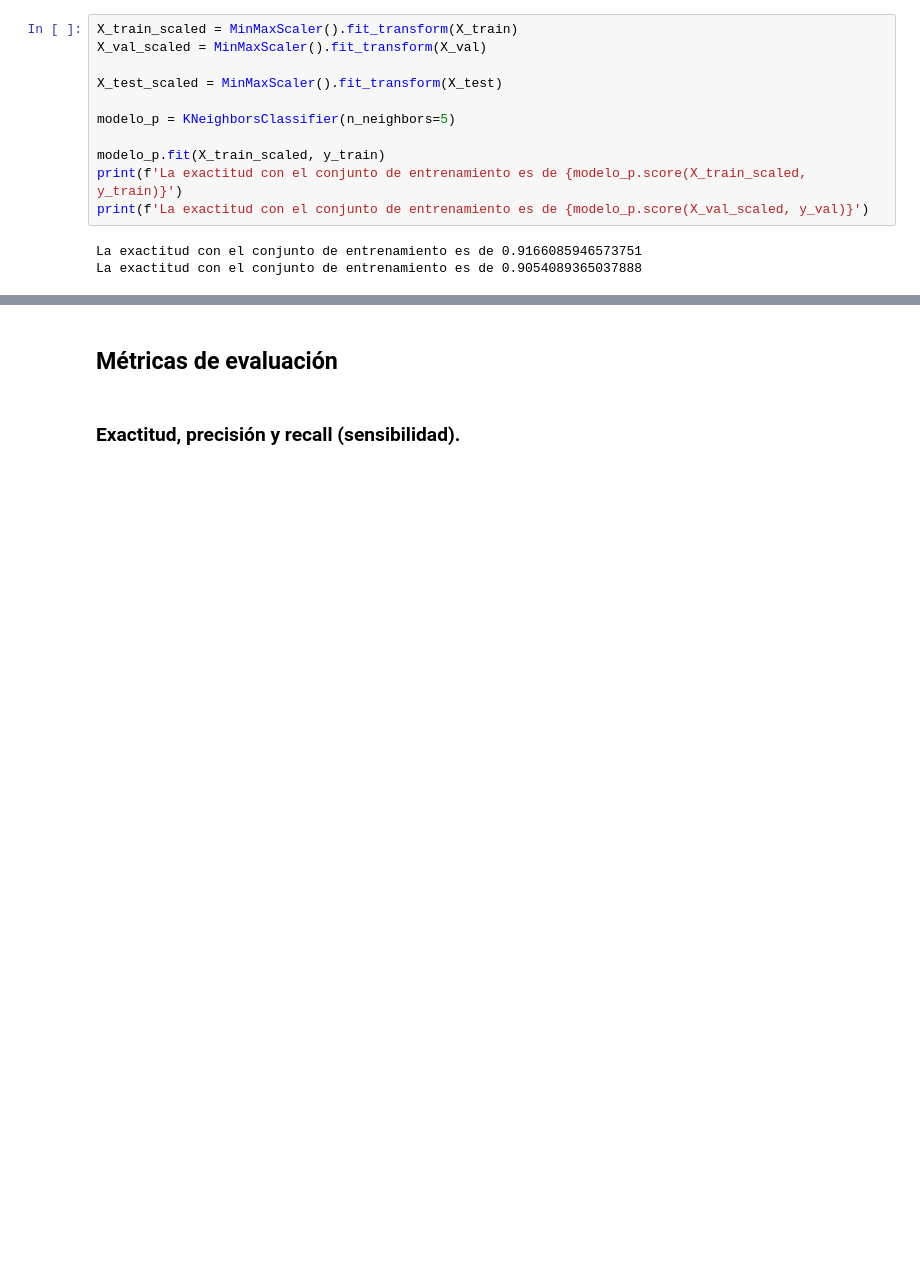
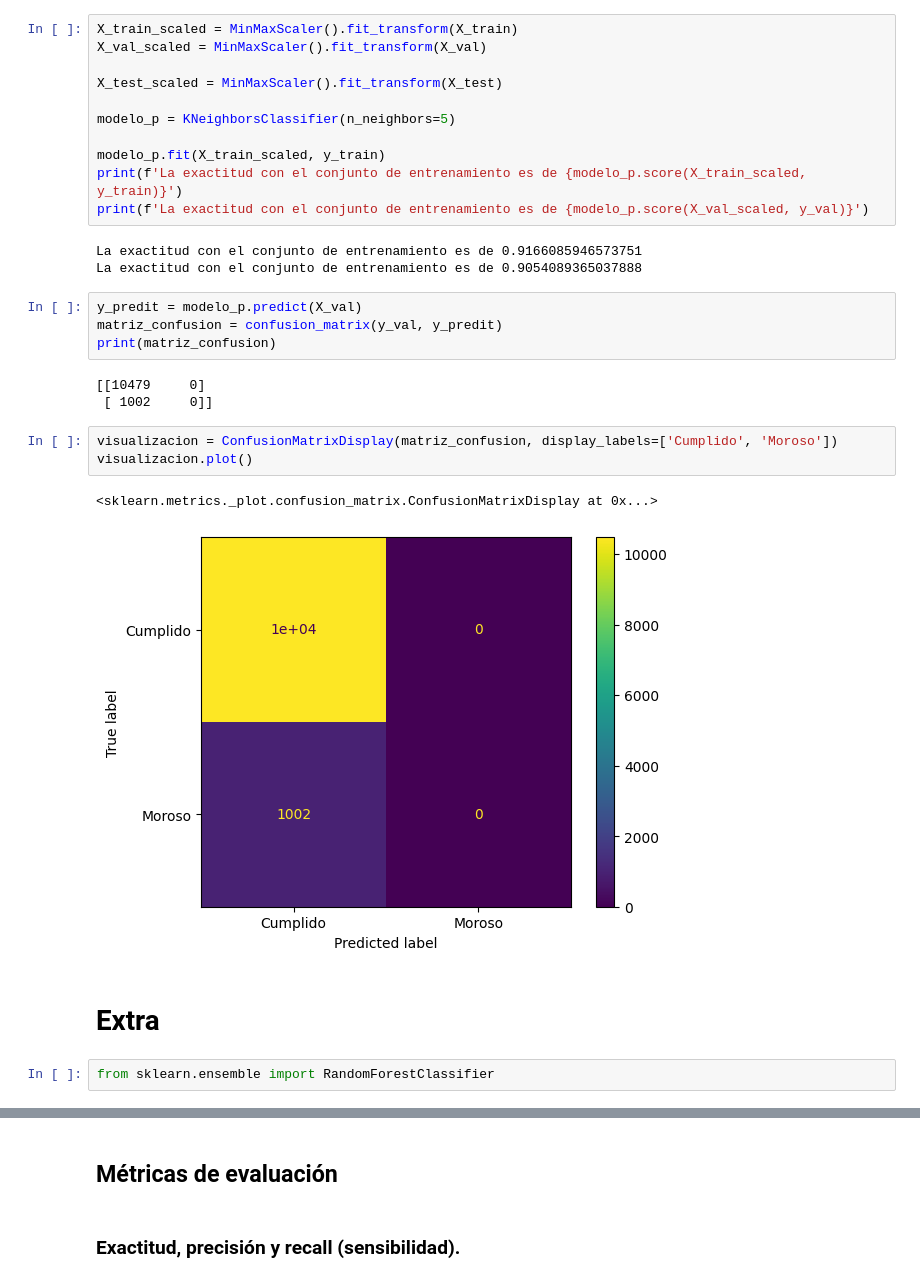
Before and after one commit to Cristiand056/Estadisticas-y-Machine-Learning-G8---ONE, a Jupyter notebook: Clasificacion_validacion_y_metricas.ipynb, the cells around one changed output, grey strips where cells are left out. Saved outputs shown, nothing was run; the diff lists cells and outputs as text; blank space fills up the shorter version.

```diff
--- a/Clasificacion_validacion_y_metricas.ipynb
+++ b/Clasificacion_validacion_y_metricas.ipynb
@@ -145,3 +145,20 @@ print(f'La exactitud con el conjunto de entrenamiento es de {modelo_p.score(X_va
 # %% [output]
 La exactitud con el conjunto de entrenamiento es de 0.9166085946573751
 La exactitud con el conjunto de entrenamiento es de 0.9054089365037888
+# %%
+y_predit = modelo_p.predict(X_val)
+matriz_confusion = confusion_matrix(y_val, y_predit)
+print(matriz_confusion)
+# %% [output]
+[[10479     0]
+ [ 1002     0]]
+# %%
+visualizacion = ConfusionMatrixDisplay(matriz_confusion, display_labels=['Cumplido', 'Moroso'])
+visualizacion.plot()
+# %% [output]
+<sklearn.metrics._plot.confusion_matrix.ConfusionMatrixDisplay at 0x...>
+[figure, added]
+# %% [markdown]
+# Extra
+# %%
+from sklearn.ensemble import RandomForestClassifier
```
Also changed, not shown: parts of 11 cells of this notebook.
